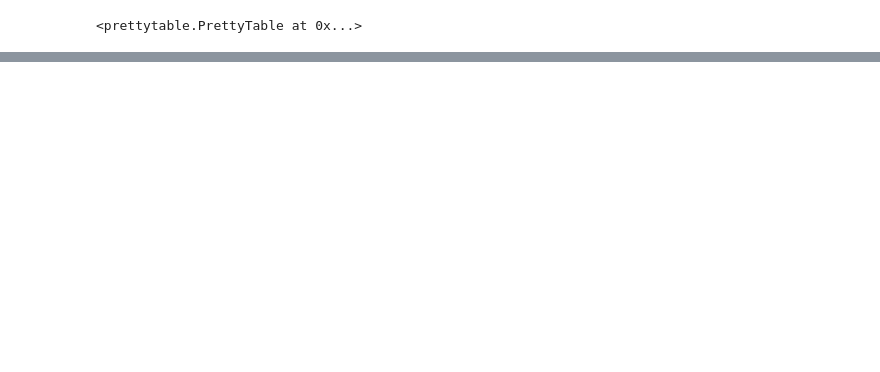
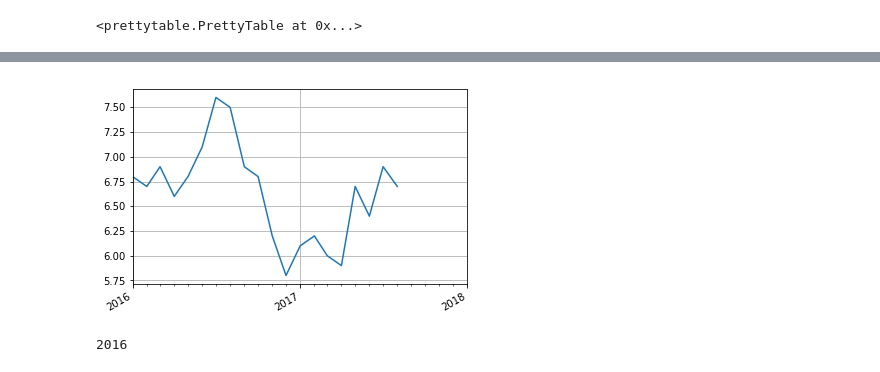
Before and after one commit to muftring/iu-datavis, a Jupyter notebook: project/bls-data-fetcher.ipynb, the cells around one changed output, grey strips where cells are left out. Drawn from its saved outputs; the diff is of its cells as text; code cells hidden in the pictures; blank space fills up the shorter version.

```diff
--- a/project/bls-data-fetcher.ipynb
+++ b/project/bls-data-fetcher.ipynb
@@ -93,0 +302,2 @@ print(x)
+# %%
+dateRange = [list(a) for a in zip(df.month,df.year)]
@@ -93,0 +327,5 @@ print(x)
+# %%
+def doit(item):
+    return "{}, {}".format(item[0], item[1])
+
+result = list(map(doit, dateRange))
@@ -93,0 +340,3 @@ print(x)
+# %%
+dates = []
+dates = result
@@ -93,0 +446,62 @@ print(x)
+# %%
+"""
+================
+Date tick labels
+================
+
+Show how to make date plots in matplotlib using date tick locators and
+formatters.  See major_minor_demo1.py for more information on
+controlling major and minor ticks
+
+All matplotlib date plotting is done by converting date instances into
+days since the 0001-01-01 UTC.  The conversion, tick locating and
+formatting is done behind the scenes so this is most transparent to
+you.  The dates module provides several converter functions date2num
+and num2date
+
+"""
+import datetime
+import numpy as np
+import matplotlib.pyplot as plt
+import matplotlib.dates as mdates
+import matplotlib.cbook as cbook
+
+years = mdates.YearLocator()   # every year
+months = mdates.MonthLocator()  # every month
+yearsFmt = mdates.DateFormatter('%Y')
+
+x = list([datetime.datetime.strptime(d,'%Y/%m').date() for d in df.date.values])
+y = list(df.value.values)
+
+fig, ax = plt.subplots()
+ax.plot(x, y)
+
+
+# format the ticks
+ax.xaxis.set_major_locator(years)
+ax.xaxis.set_major_formatter(yearsFmt)
+ax.xaxis.set_minor_locator(months)
+
+datemin = datetime.date(min(x).year, 1, 1)
+datemax = datetime.date(max(x).year + 1, 1, 1)
+ax.set_xlim(datemin, datemax)
+
+
+# format the coords message box
+def price(x):
+    return '%1.2f' % x
+ax.format_xdata = mdates.DateFormatter('%Y-%m')
+ax.format_ydata = price
+ax.grid(True)
+
+# rotates and right aligns the x labels, and moves the bottom of the
+# axes up to make room for them
+fig.autofmt_xdate()
+
+plt.show()
+# %% [output]
+[figure, added]
+# %%
+min(x).year
+# %% [output]
+2016
```
Also changed, not shown: parts of 41 cells of this notebook, 9 other files.
